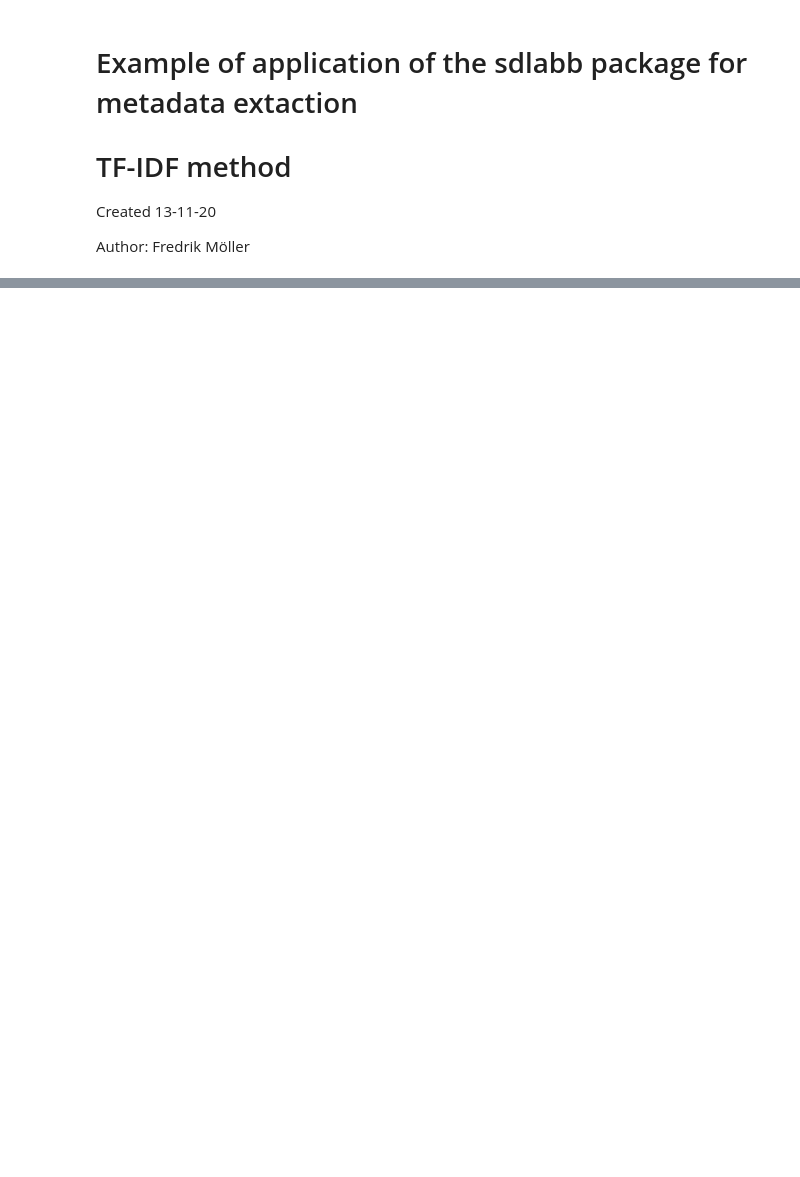
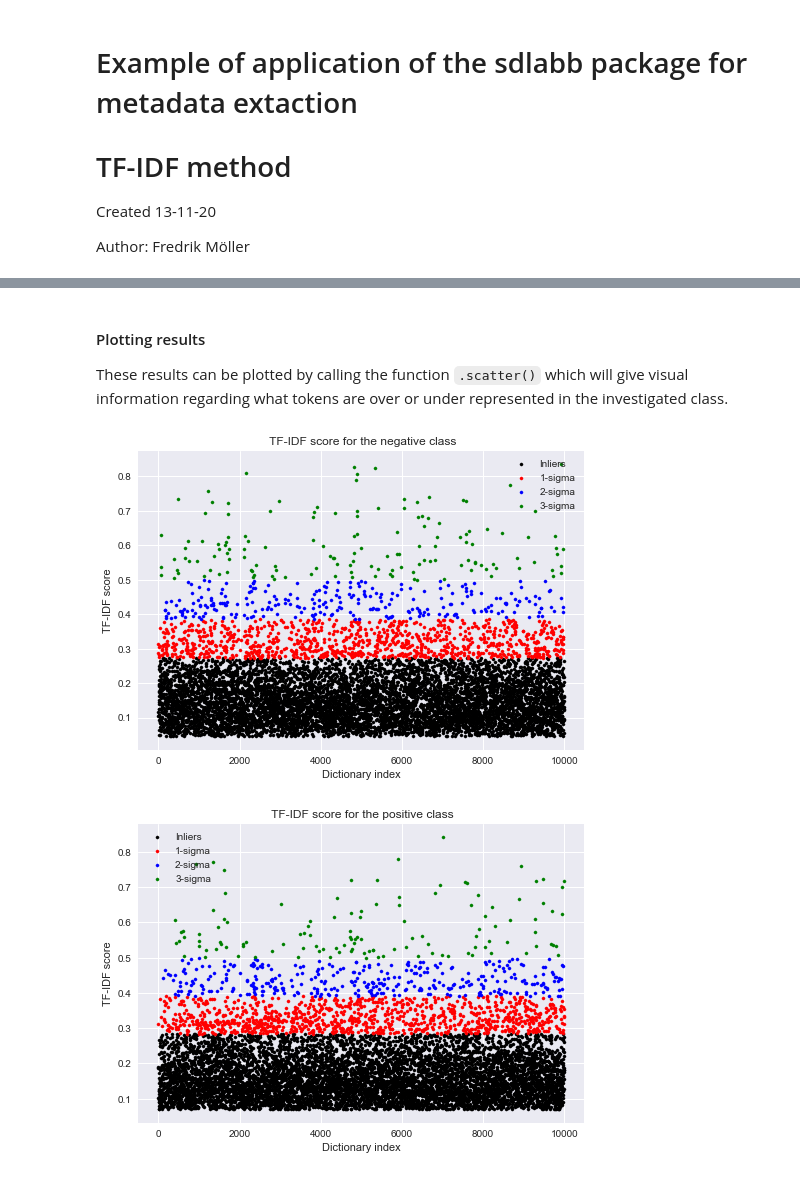
Before and after one commit to BernhardMoller/alpacka, a Jupyter notebook: demos/alpacka_TFIDF_demo.ipynb, the cells around one changed output, grey strips where cells are left out. Saved outputs shown, nothing was run; the diff lists cells and outputs as text; code cells hidden in the pictures; blank space fills up the shorter version.

Commit message:
Update to demos, tfidf, ncof, complete

```diff
--- a/demos/alpacka_TFIDF_demo.ipynb
+++ b/demos/alpacka_TFIDF_demo.ipynb
@@ -153,0 +80,4 @@ Saving negative outliers
+# %%
+from alpacka.Pipeline import Pipeline
+
+p = Pipeline()
@@ -153,0 +96,2 @@ Saving negative outliers
+# %%
+p.tfidf.set_num_words(10000)
@@ -153,0 +173,8 @@ Saving negative outliers
+# %% [markdown]
+#### Plotting results
+These results can be plotted by calling the function `.scatter()` which will give visual information regarding what tokens are over or under represented in the investigated class.
+# %%
+p.tfidf.scatter()
+# %% [output]
+[figure, added]
+[figure, added]
```
Also changed, not shown: parts of 58 cells of this notebook, 1 other file.
